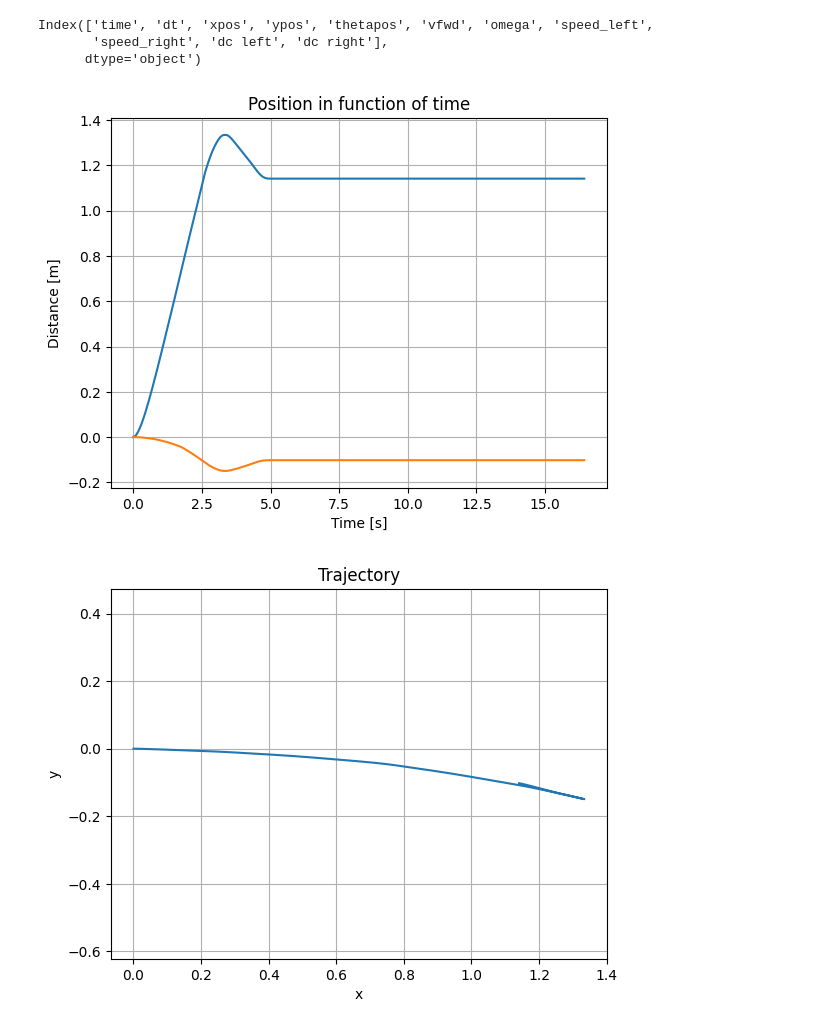
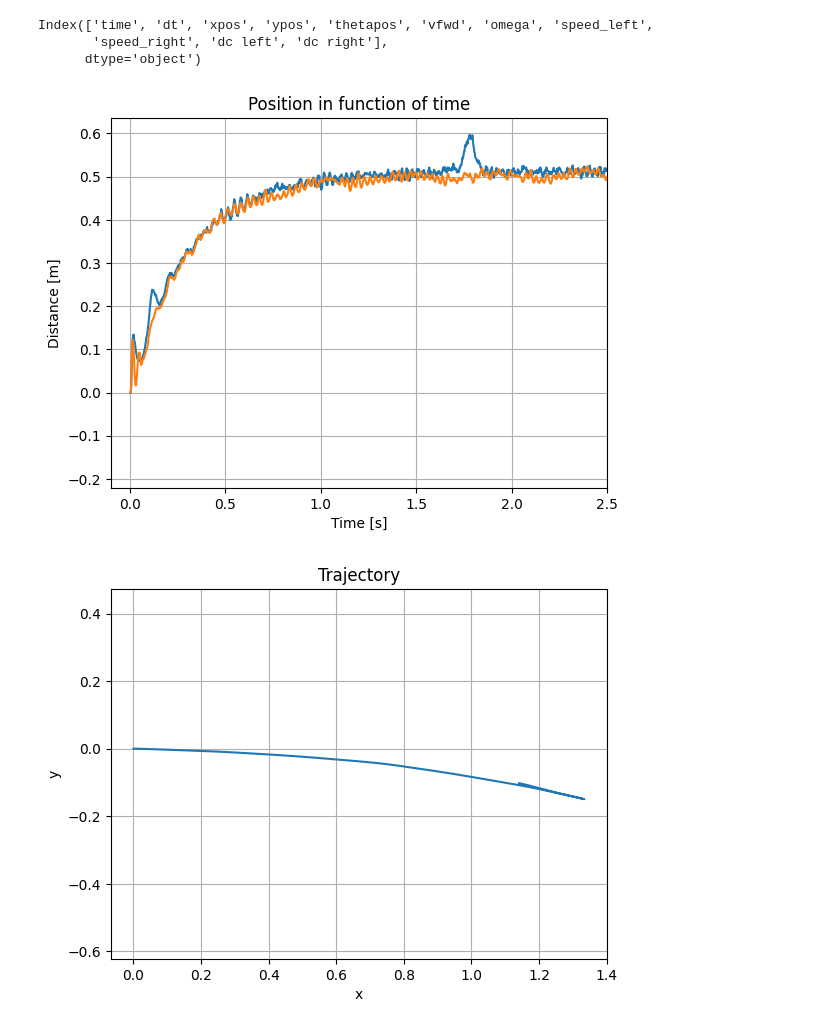
Before and after one commit to EthanD11/botlightyear, a Jupyter notebook: Teensy/OL_test/OLtest.ipynb, the cells around one changed output. Saved outputs shown, nothing was run; the diff lists cells and outputs as text; code cells hidden in the pictures.

```diff
--- a/Teensy/OL_test/OLtest.ipynb
+++ b/Teensy/OL_test/OLtest.ipynb
@@ -22,14 +22,15 @@ Index(['time', 'dt', 'xpos', 'ypos', 'thetapos', 'vfwd', 'omega', 'speed_left',
       dtype='object')
 # %%
 plt.title("Position in function of time")
-plt.plot(data["time"], data["xpos"], label="x")
-plt.plot(data["time"], data["ypos"], label="y")
+plt.plot(data["time"], data["speed_left"], label="x")
+plt.plot(data["time"], data["speed_right"], label="y")
 plt.xlabel("Time [s]")
 plt.ylabel("Distance [m]")
+plt.xlim(-0.1,2.5)
 plt.grid()
 plt.show()
 # %% [output]
-[figure, old version]
+[figure, new version]
 # %%
 plt.title("Trajectory")
 plt.plot(data["xpos"], data["ypos"])
```
Also changed, not shown: 9 other files.
